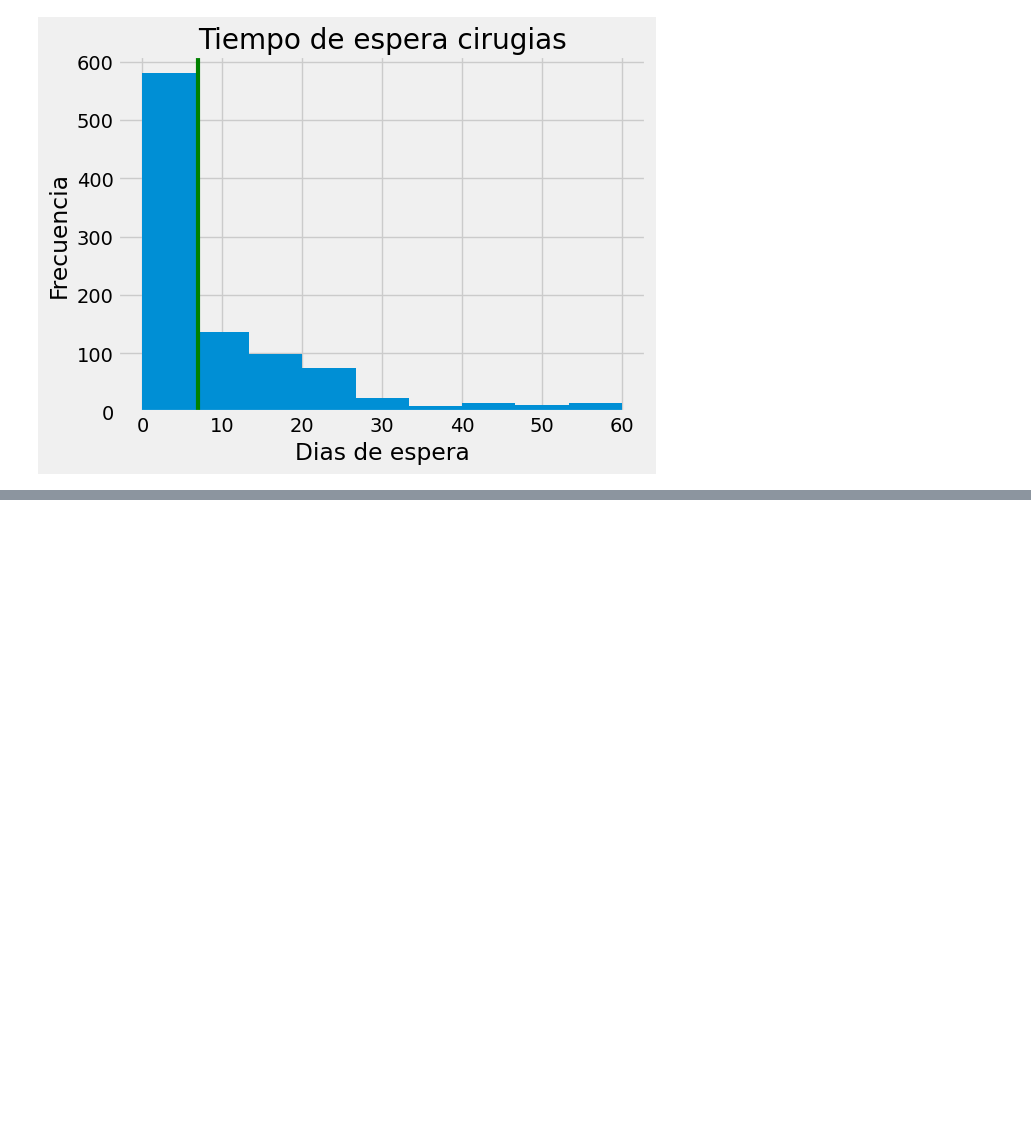
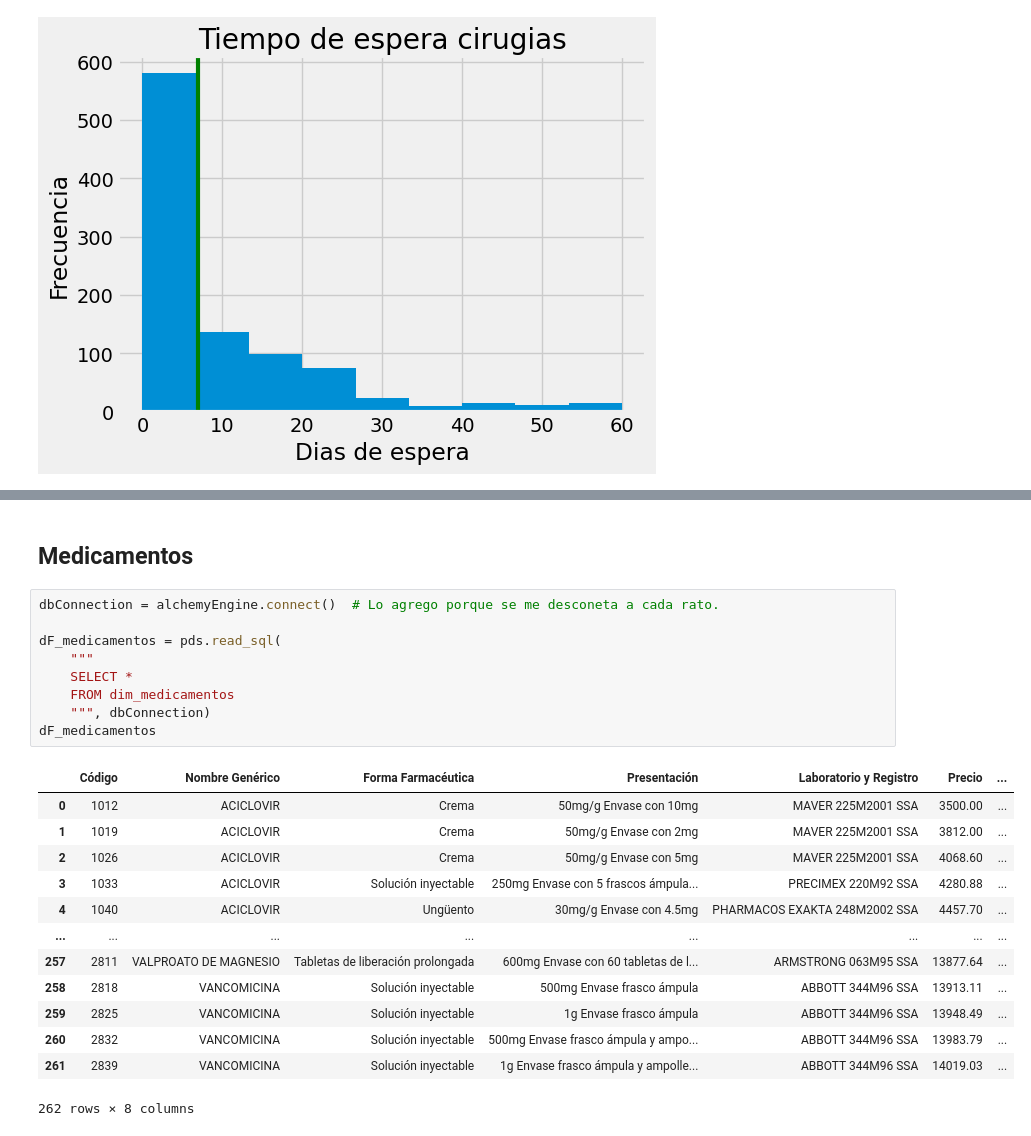
Before and after one commit to Jujo2040751/Proyecto-DataScience, a Jupyter notebook: proy.ipynb, the cells around one changed output, grey strips where cells are left out. Cells and saved outputs as stored; diff of their text form; blank space fills up the shorter version.

```diff
--- a/proy.ipynb
+++ b/proy.ipynb
@@ -110,0 +138,25 @@ plt.show()
+# %% [markdown]
+## Medicamentos
+# %%
+dbConnection = alchemyEngine.connect()  # Lo agrego porque se me desconeta a cada rato.
+
+dF_medicamentos = pds.read_sql(
+    """
+    SELECT *
+    FROM dim_medicamentos
+    """, dbConnection)
+dF_medicamentos
+# %% [output]
+|  | Código | Nombre Genérico | Forma Farmacéutica | Presentación | Laboratorio y Registro | Precio | ... |
+| 0 | 1012 | ACICLOVIR | Crema | 50mg/g Envase con 10mg | MAVER 225M2001 SSA | 3500.00 | ... |
+| 1 | 1019 | ACICLOVIR | Crema | 50mg/g Envase con 2mg | MAVER 225M2001 SSA | 3812.00 | ... |
+| 2 | 1026 | ACICLOVIR | Crema | 50mg/g Envase con 5mg | MAVER 225M2001 SSA | 4068.60 | ... |
+| 3 | 1033 | ACICLOVIR | Solución inyectable | 250mg Envase con 5 frascos ámpula... | PRECIMEX 220M92 SSA | 4280.88 | ... |
+| 4 | 1040 | ACICLOVIR | Ungüento | 30mg/g Envase con 4.5mg | PHARMACOS EXAKTA 248M2002 SSA | 4457.70 | ... |
+| ... | ... | ... | ... | ... | ... | ... | ... |
+| 257 | 2811 | VALPROATO DE MAGNESIO | Tabletas de liberación prolongada | 600mg Envase con 60 tabletas de l... | ARMSTRONG 063M95 SSA | 13877.64 | ... |
+| 258 | 2818 | VANCOMICINA | Solución inyectable | 500mg Envase frasco ámpula | ABBOTT 344M96 SSA | 13913.11 | ... |
+| 259 | 2825 | VANCOMICINA | Solución inyectable | 1g Envase frasco ámpula | ABBOTT 344M96 SSA | 13948.49 | ... |
+| 260 | 2832 | VANCOMICINA | Solución inyectable | 500mg Envase frasco ámpula y ampo... | ABBOTT 344M96 SSA | 13983.79 | ... |
+| 261 | 2839 | VANCOMICINA | Solución inyectable | 1g Envase frasco ámpula y ampolle... | ABBOTT 344M96 SSA | 14019.03 | ... |
+262 rows × 8 columns
```
Also changed, not shown: parts of 6 cells of this notebook.
